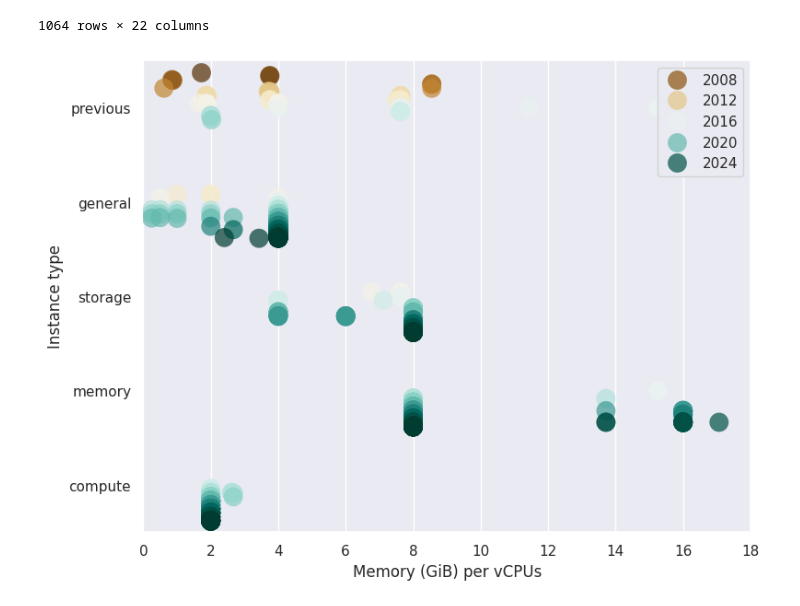
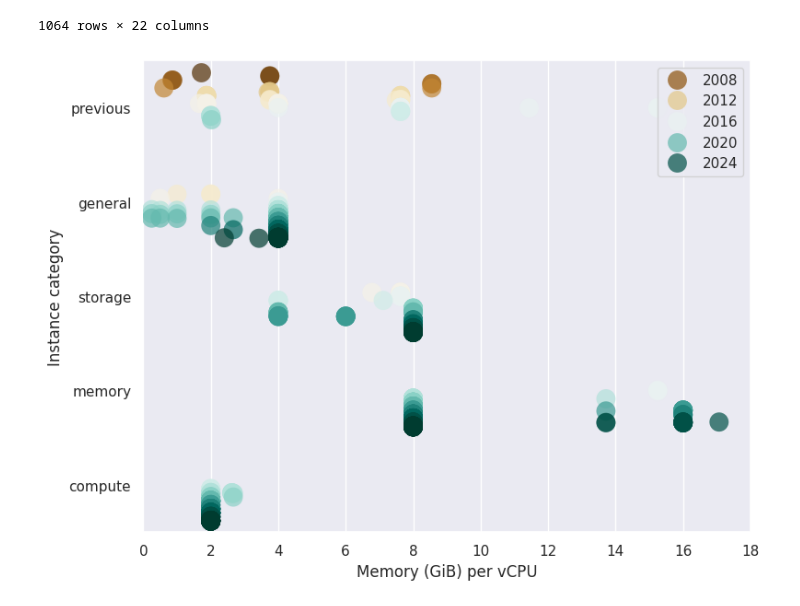
Before and after one commit to jacquetpi/aws-explo-trend, a Jupyter notebook: notebooks/investig.ipynb, the cells around one changed output. Saved outputs shown, nothing was run; the diff lists cells and outputs as text; code cells hidden in the pictures.

```diff
--- a/notebooks/investig.ipynb
+++ b/notebooks/investig.ipynb
@@ -469,21 +469,21 @@ merged_df
 # %%
 plt.figure(figsize=(8, 6))
 
 sns.stripplot(
     data=merged_df[merged_df['category'].isin(['previous', 'general', 'compute', 'memory', 'storage'])],
     x='GiB_per_vCPU',
     y='category',
     hue='release_year',
     s=15,
     palette='BrBG',
     dodge=True,
     alpha=0.7
 )
 plt.tight_layout()
-plt.xlabel("Memory (GiB) per vCPUs")
-plt.ylabel("Instance type")
+plt.xlabel("Memory (GiB) per vCPU")
+plt.ylabel("Instance category")
 plt.xlim(0,18)
 plt.legend(loc='upper right')
 plt.gcf().savefig('figures/flavors-aws-ratio.pdf', bbox_inches='tight')
 # %% [output]
-[figure, old version]
+[figure, new version]
```
Also changed, not shown: parts of 2 cells of this notebook, 5 other files.
